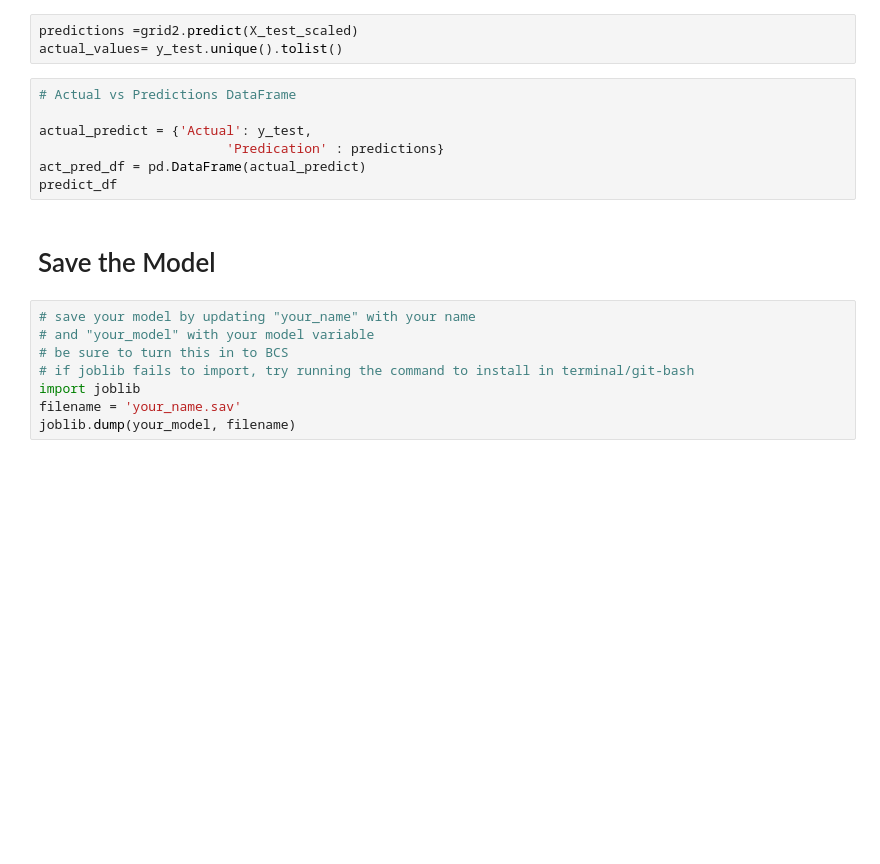
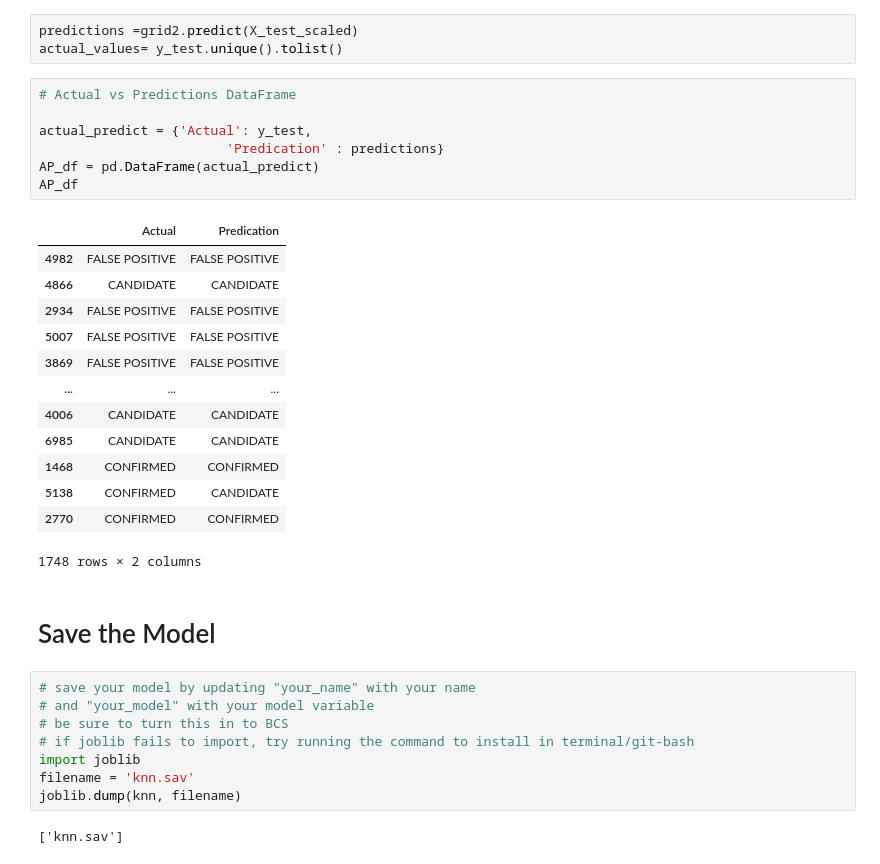
Before and after one commit to mgeorgic/machine_learning_challenge, a Jupyter notebook: model_1.ipynb, the cells around one changed output. Saved outputs shown, nothing was run; the diff lists cells and outputs as text; blank space fills up the shorter version.

Commit message:
done with model building for K

```diff
--- a/model_1.ipynb
+++ b/model_1.ipynb
@@ -202,10 +202,24 @@ actual_values= y_test.unique().tolist()
 # %%
 # Actual vs Predictions DataFrame
 
 actual_predict = {'Actual': y_test,
                         'Predication' : predictions}
-act_pred_df = pd.DataFrame(actual_predict)
-predict_df
+AP_df = pd.DataFrame(actual_predict)
+AP_df
+# %% [output]
+|  | Actual | Predication |
+| 4982 | FALSE POSITIVE | FALSE POSITIVE |
+| 4866 | CANDIDATE | CANDIDATE |
+| 2934 | FALSE POSITIVE | FALSE POSITIVE |
+| 5007 | FALSE POSITIVE | FALSE POSITIVE |
+| 3869 | FALSE POSITIVE | FALSE POSITIVE |
+| ... | ... | ... |
+| 4006 | CANDIDATE | CANDIDATE |
+| 6985 | CANDIDATE | CANDIDATE |
+| 1468 | CONFIRMED | CONFIRMED |
+| 5138 | CONFIRMED | CANDIDATE |
+| 2770 | CONFIRMED | CONFIRMED |
+1748 rows × 2 columns
 # %% [markdown]
 # Save the Model
 # %%
@@ -214,5 +228,7 @@ predict_df
 # be sure to turn this in to BCS
 # if joblib fails to import, try running the command to install in terminal/git-bash
 import joblib
-filename = 'your_name.sav'
-joblib.dump(your_model, filename)
+filename = 'knn.sav'
+joblib.dump(knn, filename)
+# %% [output]
+['knn.sav']
```
